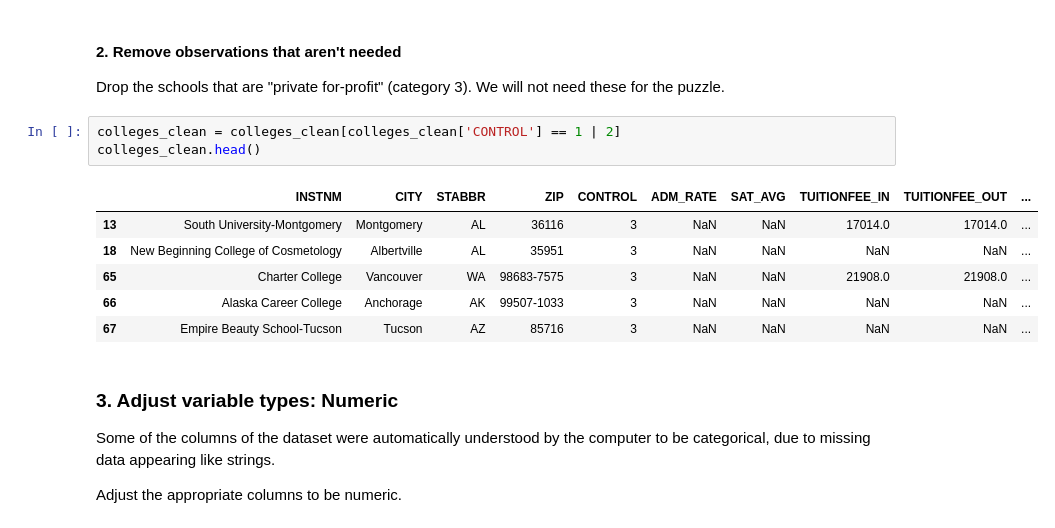
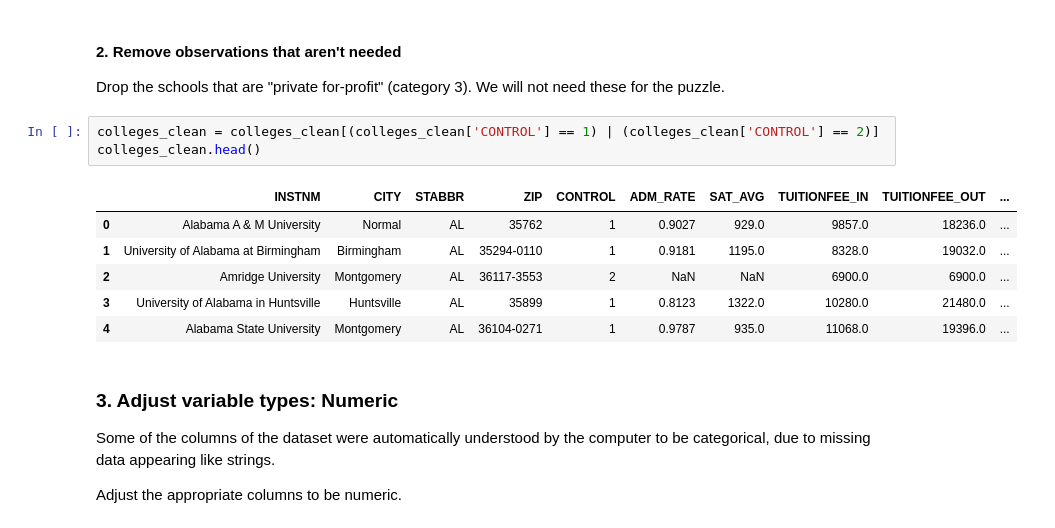
Before and after one commit to ulisesjcaroflores/Week2-GSB530F25, a Jupyter notebook: PA_wrangle.ipynb, the cells around one changed output. Saved outputs shown, nothing was run; the diff lists cells and outputs as text.

```diff
--- a/PA_wrangle.ipynb
+++ b/PA_wrangle.ipynb
@@ -106,15 +106,15 @@ colleges_clean.head(1000)
 
 Drop the schools that are "private for-profit" (category 3).  We will not need these for the puzzle.
 # %%
-colleges_clean = colleges_clean[colleges_clean['CONTROL'] == 1 | 2]
+colleges_clean = colleges_clean[(colleges_clean['CONTROL'] == 1) | (colleges_clean['CONTROL'] == 2)]
 colleges_clean.head()
 # %% [output]
 |  | INSTNM | CITY | STABBR | ZIP | CONTROL | ADM_RATE | SAT_AVG | TUITIONFEE_IN | TUITIONFEE_OUT | ... |
-| 13 | South University-Montgomery | Montgomery | AL | 36116 | 3 | NaN | NaN | 17014.0 | 17014.0 | ... |
-| 18 | New Beginning College of Cosmetology | Albertville | AL | 35951 | 3 | NaN | NaN | NaN | NaN | ... |
-| 65 | Charter College | Vancouver | WA | 98683-7575 | 3 | NaN | NaN | 21908.0 | 21908.0 | ... |
-| 66 | Alaska Career College | Anchorage | AK | 99507-1033 | 3 | NaN | NaN | NaN | NaN | ... |
-| 67 | Empire Beauty School-Tucson | Tucson | AZ | 85716 | 3 | NaN | NaN | NaN | NaN | ... |
+| 0 | Alabama A & M University | Normal | AL | 35762 | 1 | 0.9027 | 929.0 | 9857.0 | 18236.0 | ... |
+| 1 | University of Alabama at Birmingham | Birmingham | AL | 35294-0110 | 1 | 0.9181 | 1195.0 | 8328.0 | 19032.0 | ... |
+| 2 | Amridge University | Montgomery | AL | 36117-3553 | 2 | NaN | NaN | 6900.0 | 6900.0 | ... |
+| 3 | University of Alabama in Huntsville | Huntsville | AL | 35899 | 1 | 0.8123 | 1322.0 | 10280.0 | 21480.0 | ... |
+| 4 | Alabama State University | Montgomery | AL | 36104-0271 | 1 | 0.9787 | 935.0 | 11068.0 | 19396.0 | ... |
 # %% [markdown]
 ### 3. Adjust variable types: Numeric
 
```
Also changed, not shown: parts of 12 cells of this notebook.
